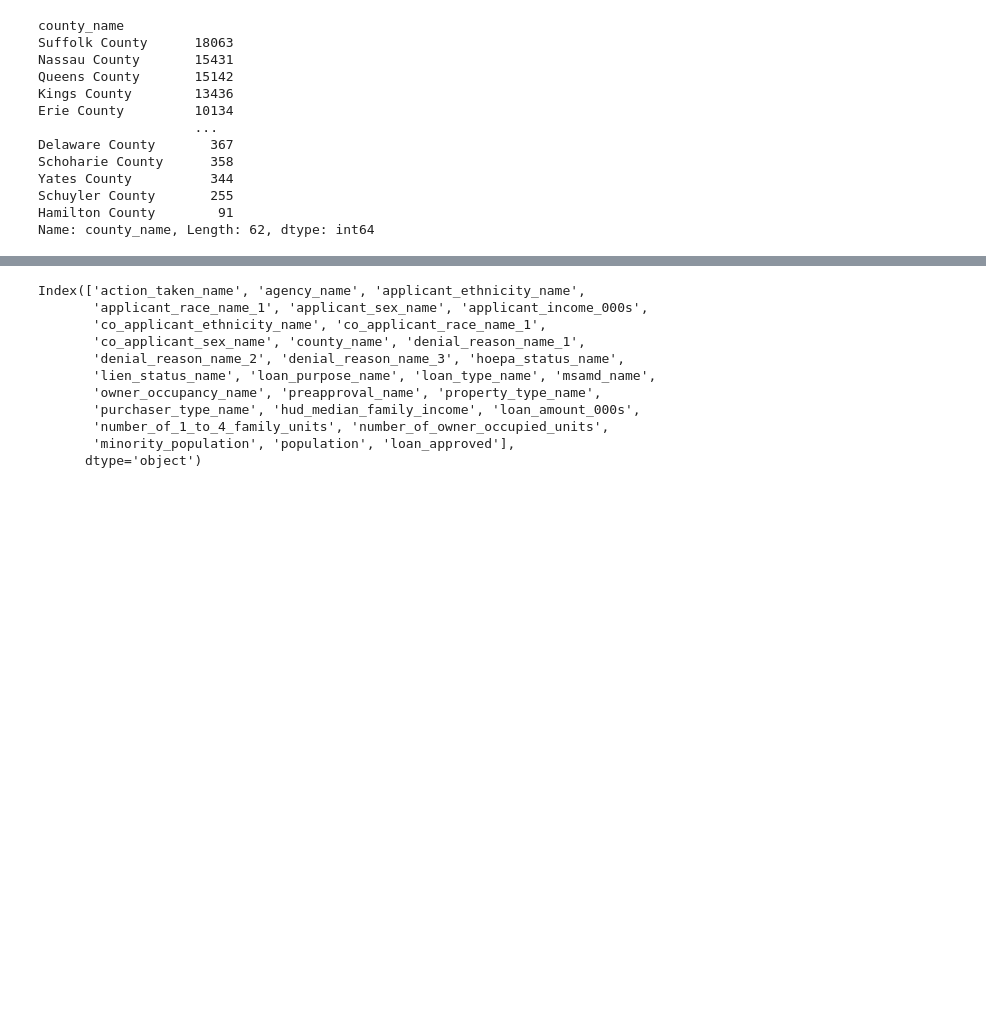
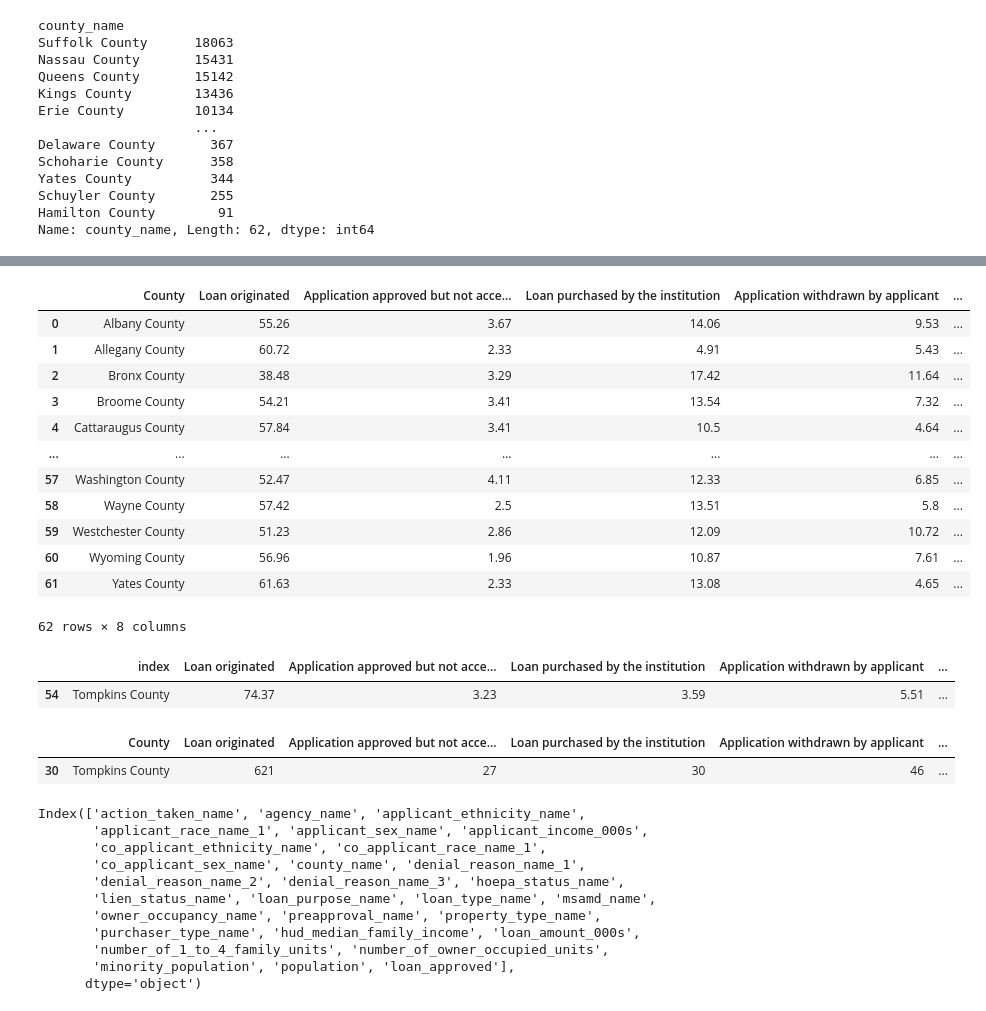
Before and after one commit to DJ1070/Darlehensanfragen, a Jupyter notebook: exploration.ipynb, the cells around one changed output, grey strips where cells are left out. Cells and saved outputs as stored; diff of their text form; code cells hidden in the pictures; blank space fills up the shorter version.

```diff
--- a/exploration.ipynb
+++ b/exploration.ipynb
@@ -328,3 +334,42 @@ result_county
+# %%
+cou_pc = []
+
+for i in decisions:
+    cou_pc.append(round(df[df.action_taken_name == i]['action_taken_name'].groupby(df.county_name).count() / df.county_name.groupby(df.county_name).count() * 100, 2))
+    df_county_pc = pd.DataFrame(cou_pc).reset_index(drop = True)
+result_county_pc = pd.concat([dec, df_county_pc.fillna(0)], axis = 1)
+result_county_pc = result_county_pc.transpose()
+
+# Sorting columns, changing column names and resetting index after transposition
+result_county_pc = result_county_pc[[4, 0, 5, 2, 3, 6, 1]]
+result_county_pc.columns = result_county_pc.iloc[0]
+result_county_pc = result_county_pc.drop(result_county_pc.index[0]).reset_index()
+result_county_pc.rename(columns = {'index':'County'}, inplace = True)
+result_county_pc
+# %% [output]
+|  | County | Loan originated | Application approved but not acce... | Loan purchased by the institution | Application withdrawn by applicant | ... |
+| 0 | Albany County | 55.26 | 3.67 | 14.06 | 9.53 | ... |
+| 1 | Allegany County | 60.72 | 2.33 | 4.91 | 5.43 | ... |
+| 2 | Bronx County | 38.48 | 3.29 | 17.42 | 11.64 | ... |
+| 3 | Broome County | 54.21 | 3.41 | 13.54 | 7.32 | ... |
+| 4 | Cattaraugus County | 57.84 | 3.41 | 10.5 | 4.64 | ... |
+| ... | ... | ... | ... | ... | ... | ... |
+| 57 | Washington County | 52.47 | 4.11 | 12.33 | 6.85 | ... |
+| 58 | Wayne County | 57.42 | 2.5 | 13.51 | 5.8 | ... |
+| 59 | Westchester County | 51.23 | 2.86 | 12.09 | 10.72 | ... |
+| 60 | Wyoming County | 56.96 | 1.96 | 10.87 | 7.61 | ... |
+| 61 | Yates County | 61.63 | 2.33 | 13.08 | 4.65 | ... |
+62 rows × 8 columns
+# %%
+result_county_pc[result_county_pc['Loan originated'] == result_county_pc['Loan originated'].max()]
+# %% [output]
+|  | index | Loan originated | Application approved but not acce... | Loan purchased by the institution | Application withdrawn by applicant | ... |
+| 54 | Tompkins County | 74.37 | 3.23 | 3.59 | 5.51 | ... |
+# %%
+result_county[result_county.County == 'Tompkins County']
+# %% [output]
+|  | County | Loan originated | Application approved but not acce... | Loan purchased by the institution | Application withdrawn by applicant | ... |
+| 30 | Tompkins County | 621 | 27 | 30 | 46 | ... |
 # %%
 df.columns
 # %% [output]
```
Also changed, not shown: parts of 4 cells of this notebook, 1 other file.
